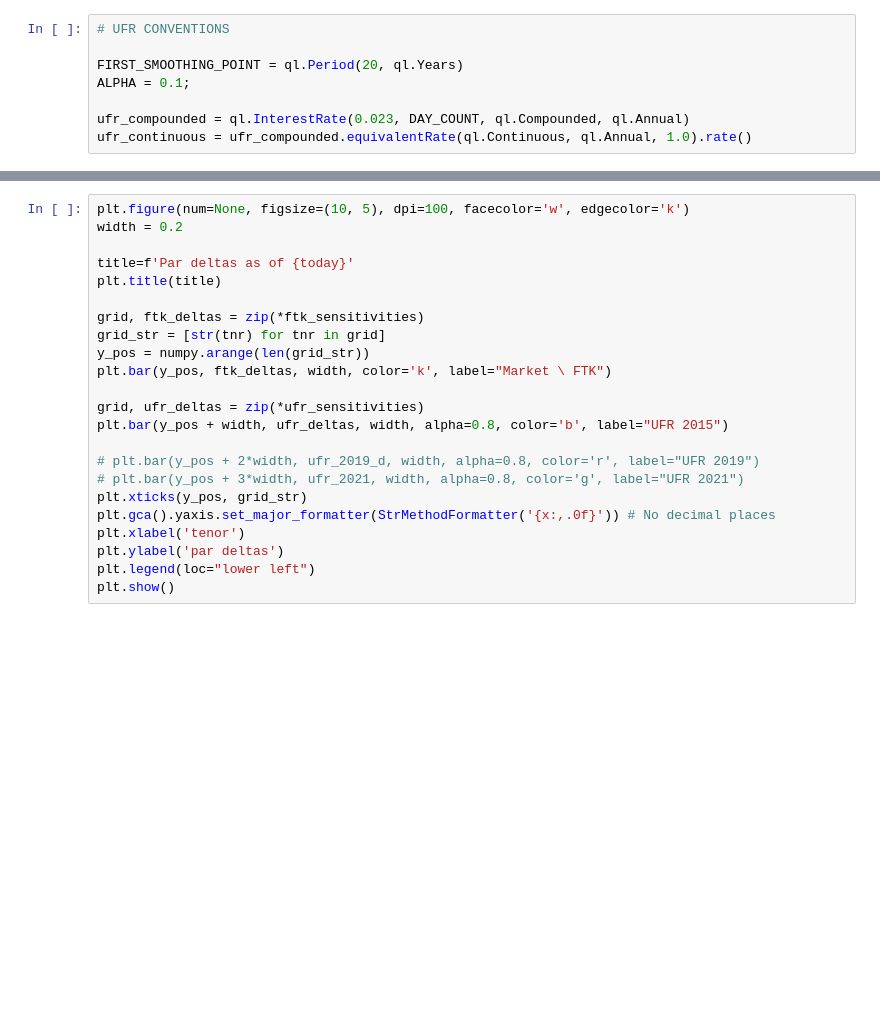
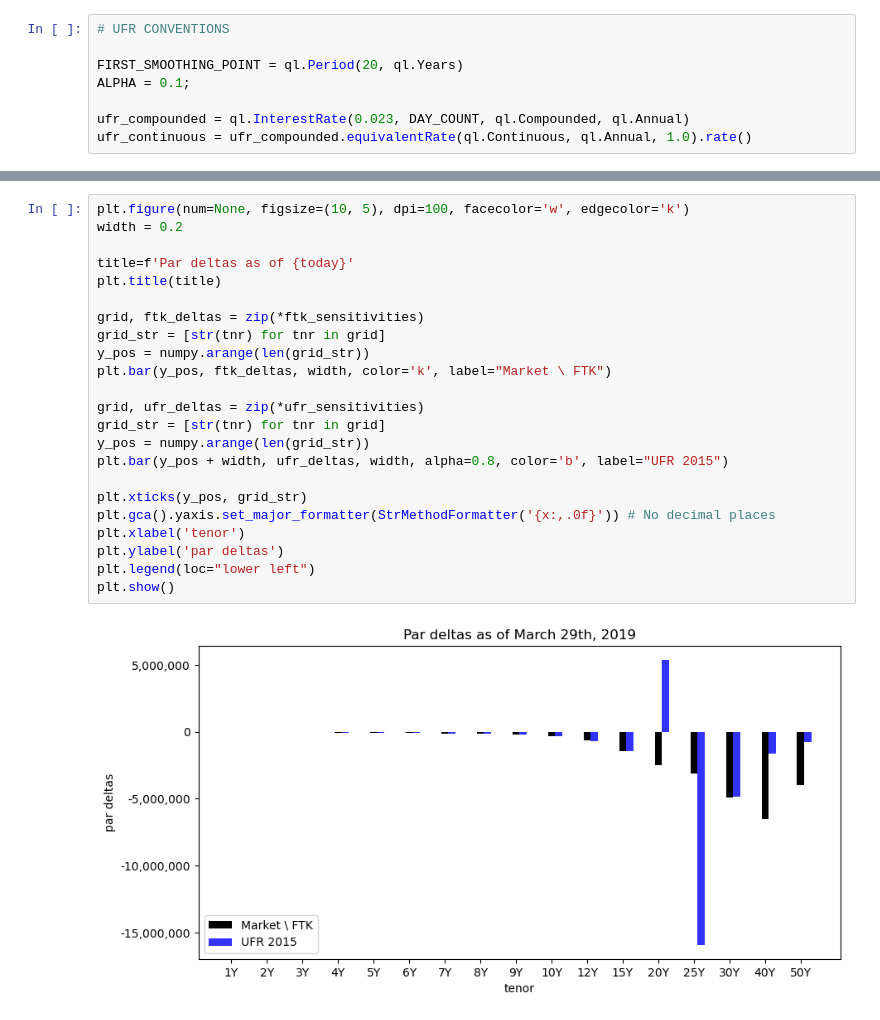
Before and after one commit to basis-point/jupyter-examples, a Jupyter notebook: ufr_example.ipynb, the cells around one changed output, grey strips where cells are left out. Saved outputs shown, nothing was run; the diff lists cells and outputs as text; blank space fills up the shorter version.

```diff
--- a/ufr_example.ipynb
+++ b/ufr_example.ipynb
@@ -180,23 +185,25 @@ plt.show()
 # %%
 plt.figure(num=None, figsize=(10, 5), dpi=100, facecolor='w', edgecolor='k')
 width = 0.2
 
 title=f'Par deltas as of {today}'
 plt.title(title)
 
 grid, ftk_deltas = zip(*ftk_sensitivities)
 grid_str = [str(tnr) for tnr in grid]
 y_pos = numpy.arange(len(grid_str))
 plt.bar(y_pos, ftk_deltas, width, color='k', label="Market \ FTK")
 
 grid, ufr_deltas = zip(*ufr_sensitivities)
+grid_str = [str(tnr) for tnr in grid]
+y_pos = numpy.arange(len(grid_str))
 plt.bar(y_pos + width, ufr_deltas, width, alpha=0.8, color='b', label="UFR 2015")
 
-# plt.bar(y_pos + 2*width, ufr_2019_d, width, alpha=0.8, color='r', label="UFR 2019")
-# plt.bar(y_pos + 3*width, ufr_2021, width, alpha=0.8, color='g', label="UFR 2021")
 plt.xticks(y_pos, grid_str)
 plt.gca().yaxis.set_major_formatter(StrMethodFormatter('{x:,.0f}')) # No decimal places
 plt.xlabel('tenor')
 plt.ylabel('par deltas')
 plt.legend(loc="lower left")
 plt.show()
+# %% [output]
+[figure, added]
```
Also changed, not shown: parts of 6 cells of this notebook.
